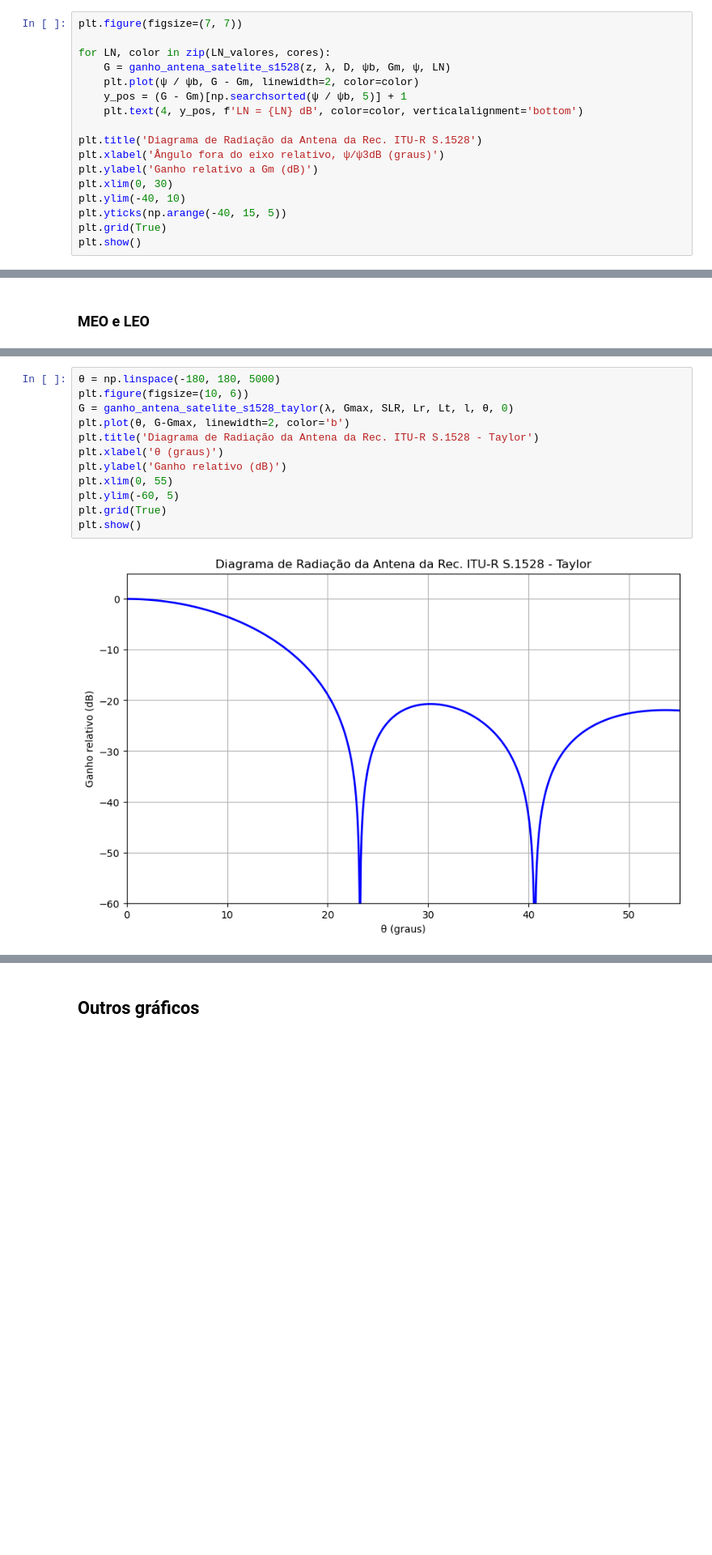
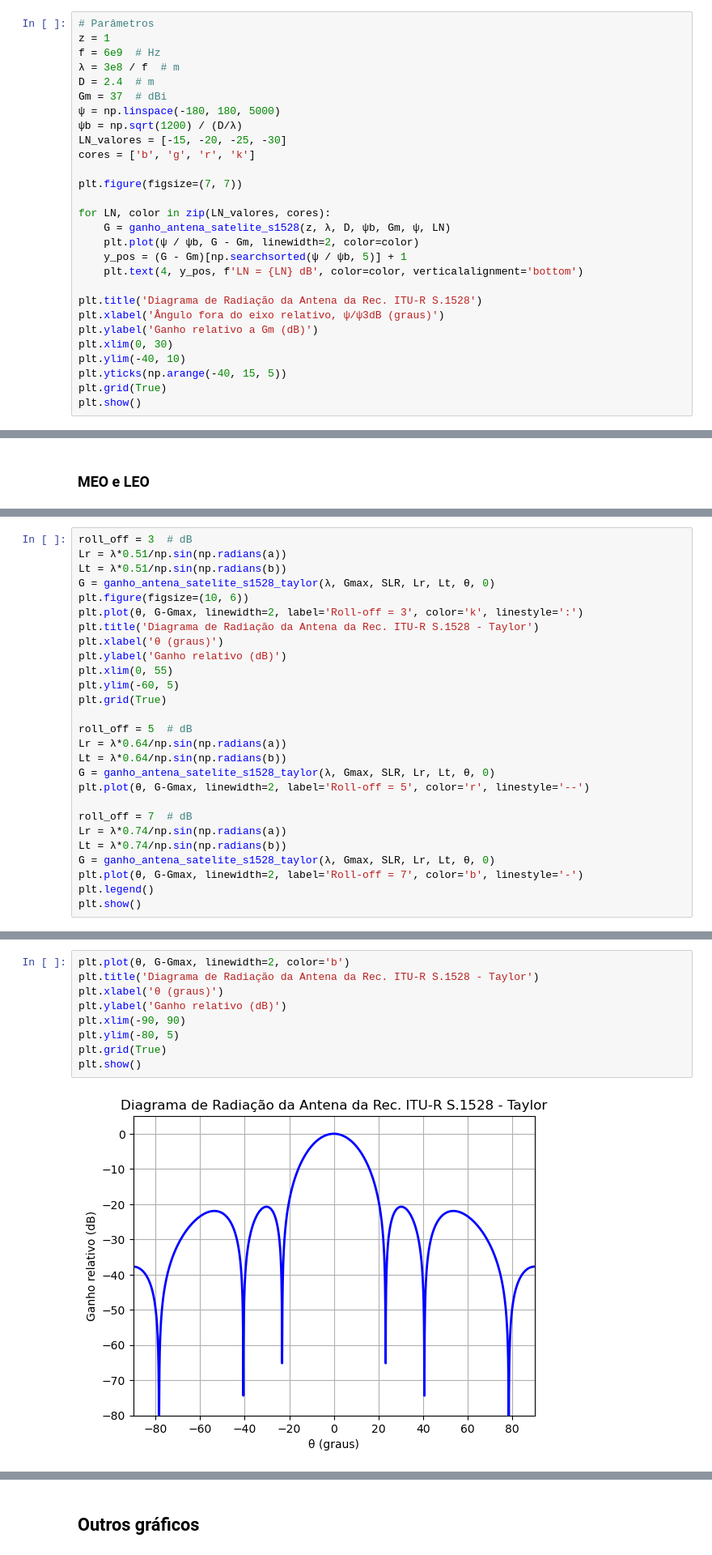
Before and after one commit to hygsonrocha/antenas, a Jupyter notebook: diagrama-antena-satelite-itu-s-1528.ipynb, the cells around one changed output, grey strips where cells are left out. Shown: that part at 81% size. Cells and saved outputs as stored; diff of their text form; blank space fills up the shorter version.

Commit message:
Atualizado o diagrama da antena do item 1.4 (Taylor) da Rec. ITU-R S.1528

```diff
--- a/diagrama-antena-satelite-itu-s-1528.ipynb
+++ b/diagrama-antena-satelite-itu-s-1528.ipynb
@@ -249,4 +328,15 @@ plt.show()
 # %%
+# Parâmetros
+z = 1
+f = 6e9  # Hz
+λ = 3e8 / f  # m
+D = 2.4  # m
+Gm = 37  # dBi
+ψ = np.linspace(-180, 180, 5000)
+ψb = np.sqrt(1200) / (D/λ)
+LN_valores = [-15, -20, -25, -30]
+cores = ['b', 'g', 'r', 'k']
+
 plt.figure(figsize=(7, 7))
 
 for LN, color in zip(LN_valores, cores):
@@ -487,0 +611,27 @@ def ganho_antena_satelite_s1528_taylor(λ, Gmax, SLR, Lr, Lt, l, θ, φ):
+# %%
+roll_off = 3  # dB
+Lr = λ*0.51/np.sin(np.radians(a))
+Lt = λ*0.51/np.sin(np.radians(b))
+G = ganho_antena_satelite_s1528_taylor(λ, Gmax, SLR, Lr, Lt, θ, 0)
+plt.figure(figsize=(10, 6))
+plt.plot(θ, G-Gmax, linewidth=2, label='Roll-off = 3', color='k', linestyle=':')
+plt.title('Diagrama de Radiação da Antena da Rec. ITU-R S.1528 - Taylor')
+plt.xlabel('θ (graus)')
+plt.ylabel('Ganho relativo (dB)')
+plt.xlim(0, 55)
+plt.ylim(-60, 5)
+plt.grid(True)
+
+roll_off = 5  # dB
+Lr = λ*0.64/np.sin(np.radians(a))
+Lt = λ*0.64/np.sin(np.radians(b))
+G = ganho_antena_satelite_s1528_taylor(λ, Gmax, SLR, Lr, Lt, θ, 0)
+plt.plot(θ, G-Gmax, linewidth=2, label='Roll-off = 5', color='r', linestyle='--')
+
+roll_off = 7  # dB
+Lr = λ*0.74/np.sin(np.radians(a))
+Lt = λ*0.74/np.sin(np.radians(b))
+G = ganho_antena_satelite_s1528_taylor(λ, Gmax, SLR, Lr, Lt, θ, 0)
+plt.plot(θ, G-Gmax, linewidth=2, label='Roll-off = 7', color='b', linestyle='-')
+plt.legend()
+plt.show()
@@ -570,14 +688,11 @@ a = 13.401 graus
 # %%
-θ = np.linspace(-180, 180, 5000)
-plt.figure(figsize=(10, 6))
-G = ganho_antena_satelite_s1528_taylor(λ, Gmax, SLR, Lr, Lt, l, θ, 0)
 plt.plot(θ, G-Gmax, linewidth=2, color='b')
 plt.title('Diagrama de Radiação da Antena da Rec. ITU-R S.1528 - Taylor')
 plt.xlabel('θ (graus)')
 plt.ylabel('Ganho relativo (dB)')
-plt.xlim(0, 55)
-plt.ylim(-60, 5)
+plt.xlim(-90, 90)
+plt.ylim(-80, 5)
 plt.grid(True)
 plt.show()
 # %% [output]
-[figure, old version]
+[figure, new version]
```
Also changed, not shown: parts of 38 cells of this notebook, 1 other file.
